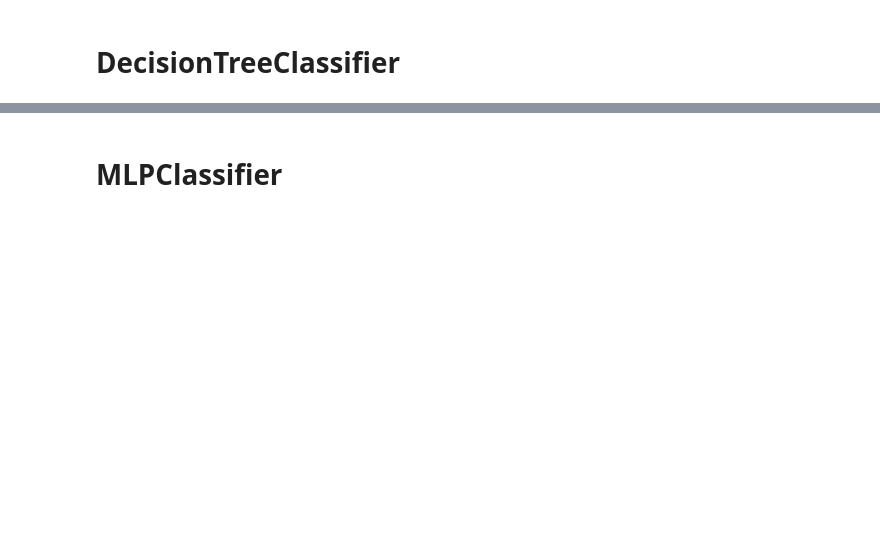
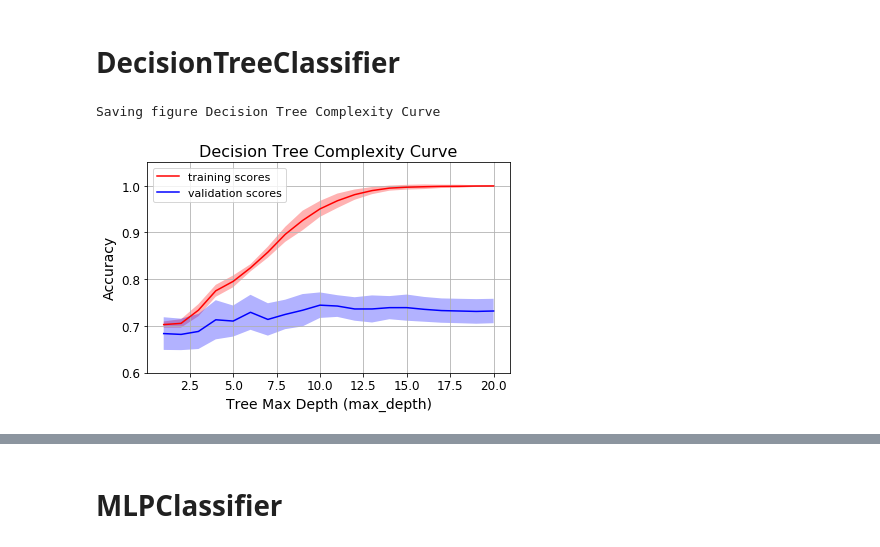
Before and after one commit to wanlipu/dsmain, a Jupyter notebook: machine_learning/classification-final-1.ipynb, the cells around one changed output, grey strips where cells are left out. Drawn from its saved outputs; the diff is of its cells as text; code cells hidden in the pictures; blank space fills up the shorter version.

```diff
--- a/machine_learning/classification-final-1.ipynb
+++ b/machine_learning/classification-final-1.ipynb
@@ -89,2 +112,22 @@ X_train, X_test, y_train, y_test = train_test_split(X, y, test_size = 0.3, rando
 # %% [markdown]
 # DecisionTreeClassifier
+# %%
+def plot_complexity_curve_dt():
+    param_name="max_depth"
+    param_range=range(1,21)
+    val_train, val_test = validation_curve(DecisionTreeClassifier(random_state=0),
+                                           X_train, y_train,
+                                           param_name=param_name, param_range=param_range, cv=10)
+    plot_curve(param_range, val_train, label='training scores', color = 'r')
+    plot_curve(param_range, val_test, label='validation scores', color = 'b')
+    plt.ylim(0.6, 1.05)
+    plt.xlabel('Tree Max Depth (max_depth)'); plt.ylabel('Accuracy')
+    plt.title('Decision Tree Complexity Curve', fontsize=16)
+    plt.legend(fontsize = 11)
+    plt.grid()
+    save_fig('Decision Tree Complexity Curve', tight_layout=True)
+
+plot_complexity_curve_dt()
+# %% [output]
+Saving figure Decision Tree Complexity Curve
+[figure, added]
```
Also changed, not shown: parts of 55 cells of this notebook, 1 other file.
